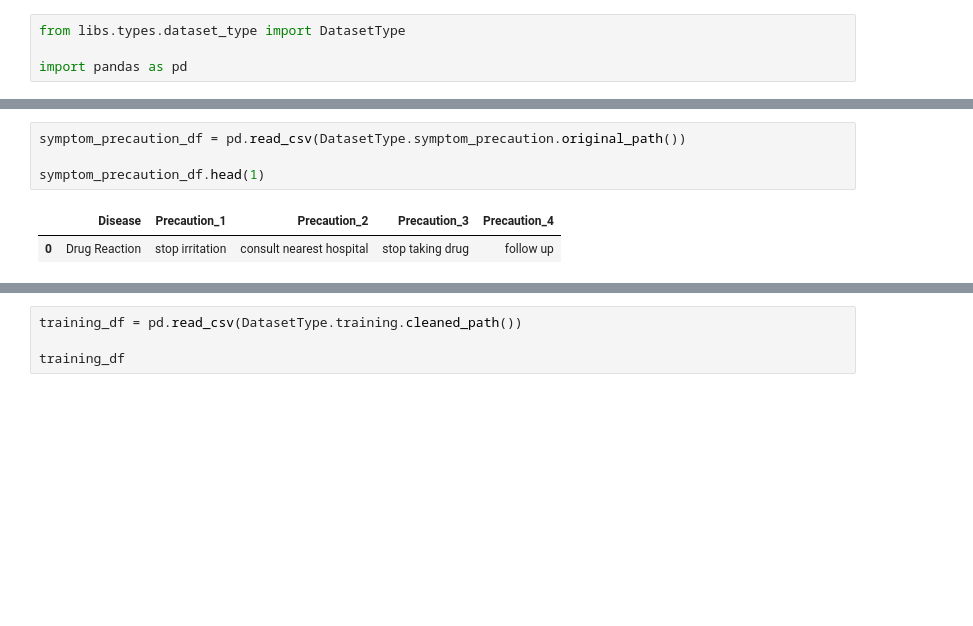
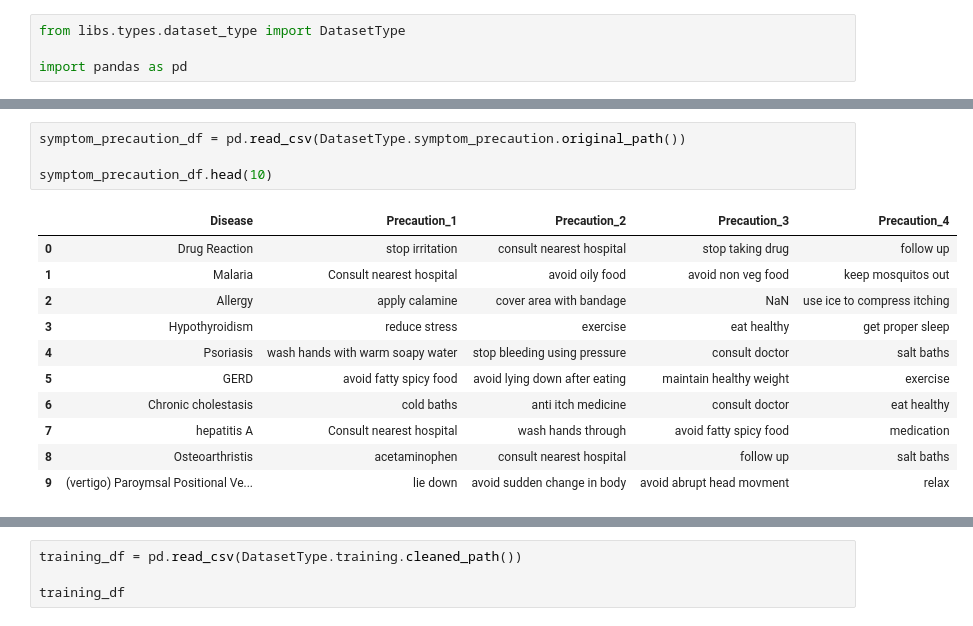
Before and after one commit to VatanakChamroeun/disease_symptom_prediction, a Jupyter notebook: notebooks/introduction.ipynb, the cells around one changed output, grey strips where cells are left out. Saved outputs shown, nothing was run; the diff lists cells and outputs as text; blank space fills up the shorter version.

```diff
--- a/notebooks/introduction.ipynb
+++ b/notebooks/introduction.ipynb
@@ -22,10 +40,19 @@ symptom_description_df.head(1)
 # %%
 symptom_precaution_df = pd.read_csv(DatasetType.symptom_precaution.original_path())
 
-symptom_precaution_df.head(1)
+symptom_precaution_df.head(10)
 # %% [output]
 |  | Disease | Precaution_1 | Precaution_2 | Precaution_3 | Precaution_4 |
 | 0 | Drug Reaction | stop irritation | consult nearest hospital | stop taking drug | follow up |
+| 1 | Malaria | Consult nearest hospital | avoid oily food | avoid non veg food | keep mosquitos out |
+| 2 | Allergy | apply calamine | cover area with bandage | NaN | use ice to compress itching |
+| 3 | Hypothyroidism | reduce stress | exercise | eat healthy | get proper sleep |
+| 4 | Psoriasis | wash hands with warm soapy water | stop bleeding using pressure | consult doctor | salt baths |
+| 5 | GERD | avoid fatty spicy food | avoid lying down after eating | maintain healthy weight | exercise |
+| 6 | Chronic cholestasis | cold baths | anti itch medicine | consult doctor | eat healthy |
+| 7 | hepatitis A | Consult nearest hospital | wash hands through | avoid fatty spicy food | medication |
+| 8 | Osteoarthristis | acetaminophen | consult nearest hospital | follow up | salt baths |
+| 9 | (vertigo) Paroymsal Positional Ve... | lie down | avoid sudden change in body | avoid abrupt head movment | relax |
 # %%
 symptom_severity_df = pd.read_csv(DatasetType.symptom_severity.original_path())
 
```
Also changed, not shown: parts of 11 cells of this notebook.
